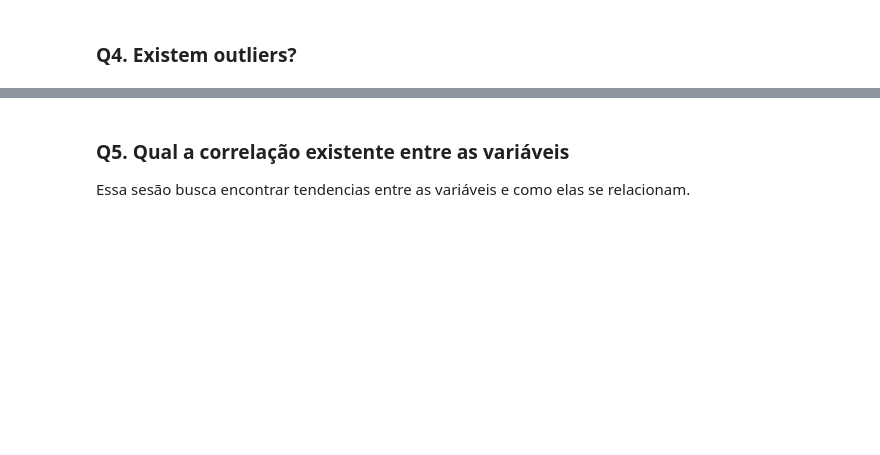
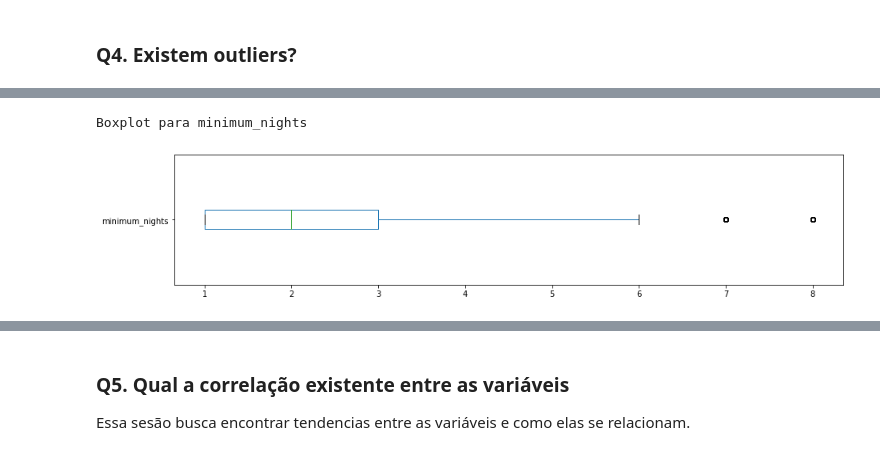
Before and after one commit to JonasLeijoto/Data_Science, a Jupyter notebook: Rio_Airbnb.ipynb, the cells around one changed output, grey strips where cells are left out. Cells and saved outputs as stored; diff of their text form; code cells hidden in the pictures; blank space fills up the shorter version.

```diff
--- a/Rio_Airbnb.ipynb
+++ b/Rio_Airbnb.ipynb
@@ -214,0 +322,8 @@ df_trat[['price', "minimum_nights"]].describe()
+# %%
+#boxplot para minimum_nights
+print('\nBoxplot para minimum_nights\n')
+df_trat.minimum_nights.plot(kind='box', vert = False, figsize=(15,3))
+plt.show()
+# %% [output]
+Boxplot para minimum_nights
+[figure, added]
```
Also changed, not shown: parts of 38 cells of this notebook.
